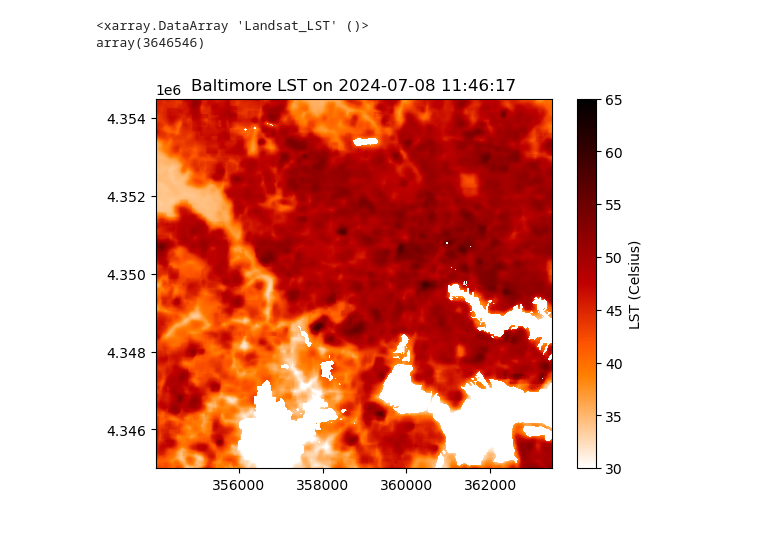
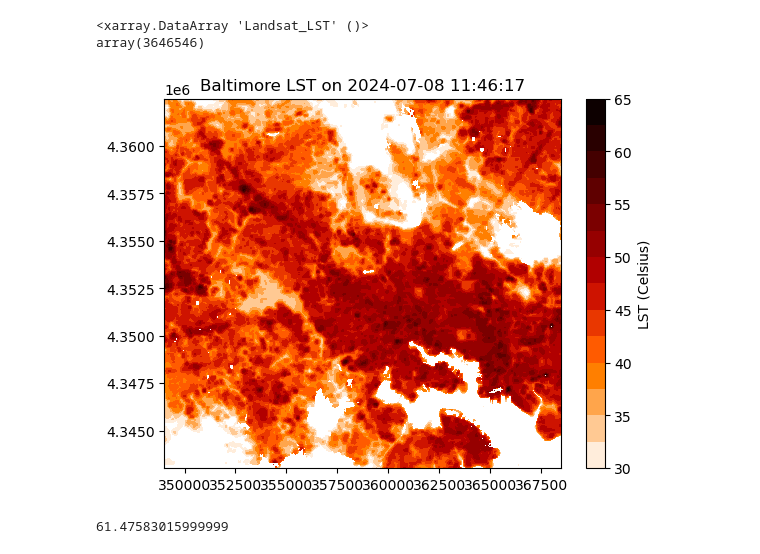
Before and after one commit to jstarfeldt/ML_UH_datasets, a Jupyter notebook: Jon_dataset_code/analysis.ipynb, the cells around one changed output. Saved outputs shown, nothing was run; the diff lists cells and outputs as text; code cells hidden in the pictures.

```diff
--- a/Jon_dataset_code/analysis.ipynb
+++ b/Jon_dataset_code/analysis.ipynb
@@ -39,7 +39,7 @@ np.sum((ds.Landsat_LST)*mask == 0)
 <xarray.DataArray 'Landsat_LST' ()>
 array(3646546)
 # %%
-dss = ds.sel(x=slice(354000,363500)).sel(y=slice(4354500,4345000))
+dss = ds.sel(x=slice(349000,368500)).sel(y=slice(4362500,4343000))
 # %%
 water = np.array([[s[-8]+s[-4:-1] for s in line] for line in dss.Landsat_Cloud_Mask.values])
 # %%
@@ -47,13 +47,13 @@ mask = (water == '0000')*1
 # %%
 f=plt.figure()
 ax = f.add_subplot()
-plt.contourf(dss.x,dss.y,dss.Landsat_LST*mask-273.15,cmap=plt.cm.gist_heat_r, levels=np.linspace(30,65,1000))
-#ax.set_xticklabels(dss.x.values[0::300], rotation=45)
+plt.contourf(dss.x,dss.y,dss.Landsat_LST*mask-273.15,cmap=plt.cm.gist_heat_r, levels=np.linspace(30,65,15))
+#ax.set_xticklabels(rotation=45)
 #plt.xlabel('longitude')
 #plt.ylabel('latitude')
 plt.title(f'Baltimore LST on {ds.Datetime}')
 cb=plt.colorbar(ticks = list(np.arange(30, 66, 5)))
 cb.set_label('LST (Celsius)')
 #plt.savefig('march_slp.png')
 # %% [output]
-[figure, old version]
+[figure, new version]
@@ -59,0 +64,4 @@ cb.set_label('LST (Celsius)')
+# %%
+np.max(LSTs)
+# %% [output]
+61.47583015999999
```
Also changed, not shown: parts of 13 cells of this notebook, 2 other files.
